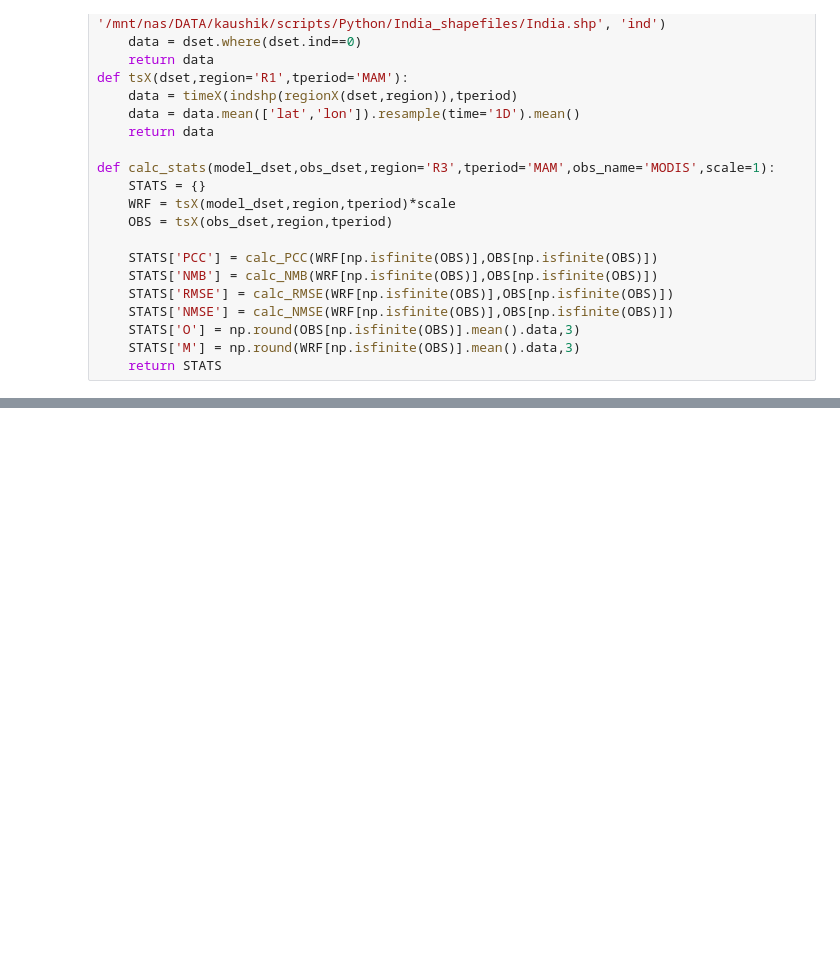
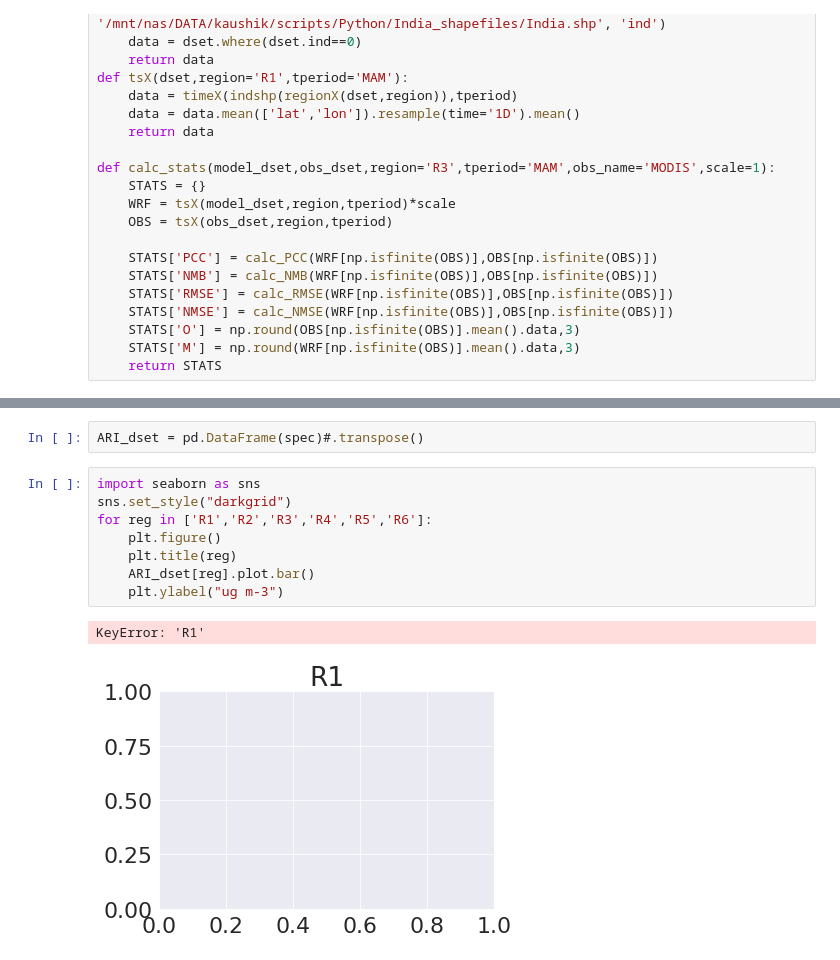
Before and after one commit to Kaushikreddym/Codes_Sharing, a Jupyter notebook: STATS_SPATIAL/PM25_FNL.ipynb, the cells around one changed output, grey strips where cells are left out. Cells and saved outputs as stored; diff of their text form; blank space fills up the shorter version.

```diff
--- a/STATS_SPATIAL/PM25_FNL.ipynb
+++ b/STATS_SPATIAL/PM25_FNL.ipynb
@@ -505,0 +447,13 @@ plt.legend()
+# %%
+ARI_dset = pd.DataFrame(spec)#.transpose()
+# %%
+import seaborn as sns
+sns.set_style("darkgrid")
+for reg in ['R1','R2','R3','R4','R5','R6']:
+    plt.figure()
+    plt.title(reg)
+    ARI_dset[reg].plot.bar()
+    plt.ylabel("ug m-3")
+# %% [output]
+KeyError: 'R1'
+[figure, added]
```
Also changed, not shown: parts of 9 cells of this notebook, 15 other files.
